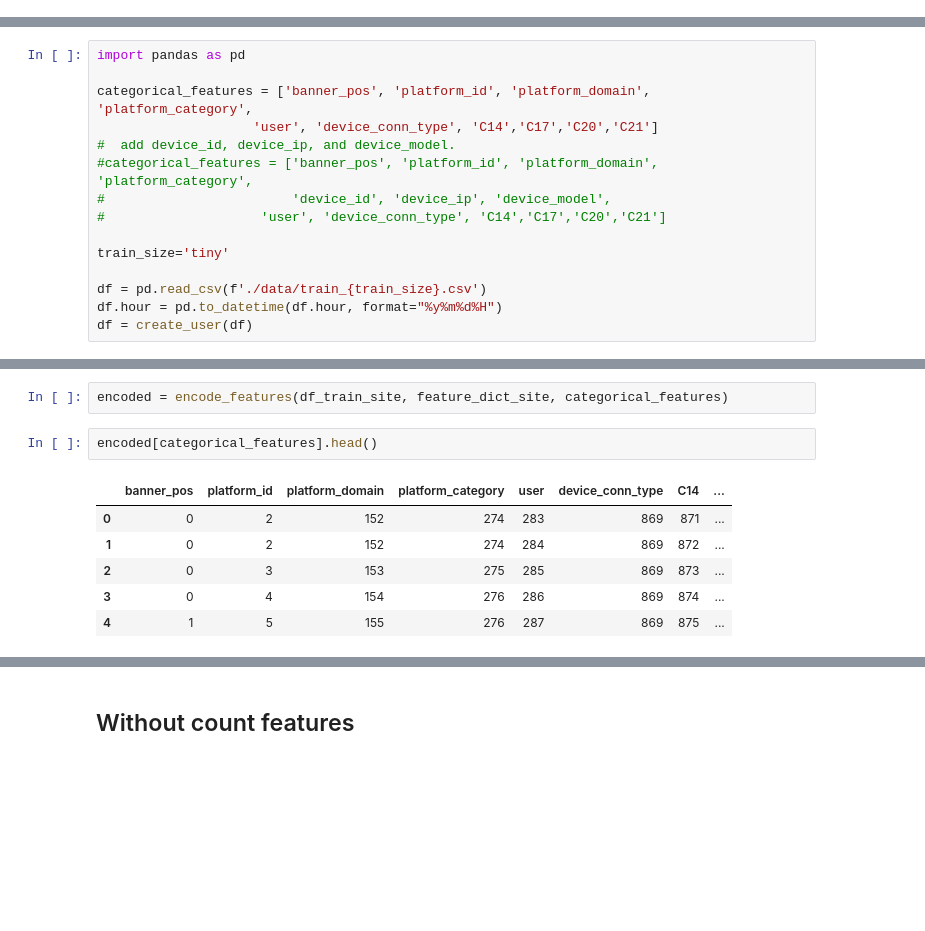
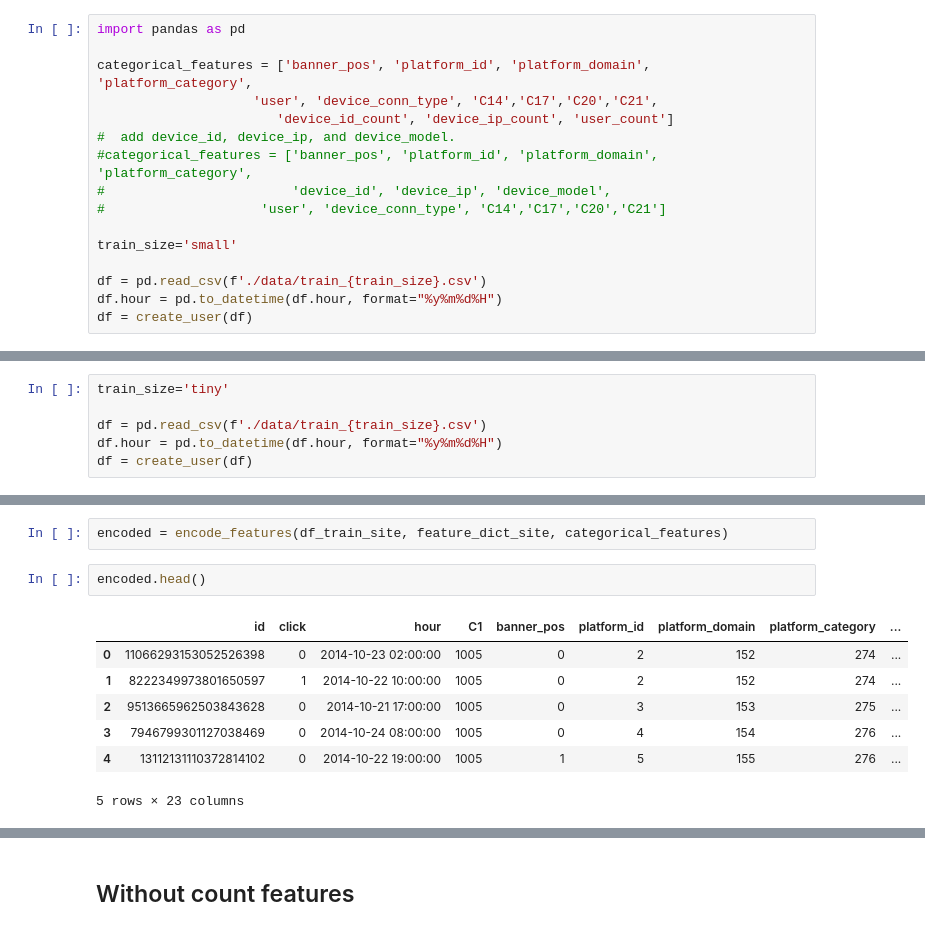
Before and after one commit to atkm/avazu-ctr, a Jupyter notebook: xLearn Model.ipynb, the cells around one changed output, grey strips where cells are left out. Drawn from its saved outputs; the diff is of its cells as text; blank space fills up the shorter version.

Commit message:
submitted xlearn model without count features

```diff
--- a/xLearn Model.ipynb
+++ b/xLearn Model.ipynb
@@ -17,0 +44,16 @@ from models.base import create_user, site_app_split
+# %%
+import pandas as pd
+
+categorical_features = ['banner_pos', 'platform_id', 'platform_domain', 'platform_category',
+                    'user', 'device_conn_type', 'C14','C17','C20','C21',
+                       'device_id_count', 'device_ip_count', 'user_count']
+#  add device_id, device_ip, and device_model.
+#categorical_features = ['banner_pos', 'platform_id', 'platform_domain', 'platform_category',
+#                        'device_id', 'device_ip', 'device_model',
+#                    'user', 'device_conn_type', 'C14','C17','C20','C21']
+
+train_size='small'
+
+df = pd.read_csv(f'./data/train_{train_size}.csv')
+df.hour = pd.to_datetime(df.hour, format="%y%m%d%H")
+df = create_user(df)
@@ -18,15 +116,6 @@ from models.base import create_user, site_app_split
 # %% [markdown]
 ## Expedite data generation
 # %%
-import pandas as pd
-
-categorical_features = ['banner_pos', 'platform_id', 'platform_domain', 'platform_category',
-                    'user', 'device_conn_type', 'C14','C17','C20','C21']
-#  add device_id, device_ip, and device_model.
-#categorical_features = ['banner_pos', 'platform_id', 'platform_domain', 'platform_category',
-#                        'device_id', 'device_ip', 'device_model',
-#                    'user', 'device_conn_type', 'C14','C17','C20','C21']
-
 train_size='tiny'
 
 df = pd.read_csv(f'./data/train_{train_size}.csv')
@@ -50,11 +149,12 @@ feature_dict_site = make_feature_dict(df_train_site, categorical_features)
 # %%
 encoded = encode_features(df_train_site, feature_dict_site, categorical_features)
 # %%
-encoded[categorical_features].head()
+encoded.head()
 # %% [output]
-|  | banner_pos | platform_id | platform_domain | platform_category | user | device_conn_type | C14 | ... |
-| 0 | 0 | 2 | 152 | 274 | 283 | 869 | 871 | ... |
-| 1 | 0 | 2 | 152 | 274 | 284 | 869 | 872 | ... |
-| 2 | 0 | 3 | 153 | 275 | 285 | 869 | 873 | ... |
-| 3 | 0 | 4 | 154 | 276 | 286 | 869 | 874 | ... |
-| 4 | 1 | 5 | 155 | 276 | 287 | 869 | 875 | ... |
+|  | id | click | hour | C1 | banner_pos | platform_id | platform_domain | platform_category | ... |
+| 0 | 11066293153052526398 | 0 | 2014-10-23 02:00:00 | 1005 | 0 | 2 | 152 | 274 | ... |
+| 1 | 8222349973801650597 | 1 | 2014-10-22 10:00:00 | 1005 | 0 | 2 | 152 | 274 | ... |
+| 2 | 9513665962503843628 | 0 | 2014-10-21 17:00:00 | 1005 | 0 | 3 | 153 | 275 | ... |
+| 3 | 7946799301127038469 | 0 | 2014-10-24 08:00:00 | 1005 | 0 | 4 | 154 | 276 | ... |
+| 4 | 13112131110372814102 | 0 | 2014-10-22 19:00:00 | 1005 | 1 | 5 | 155 | 276 | ... |
+5 rows × 23 columns
```
Also changed, not shown: parts of 49 cells of this notebook, 3 other files.
